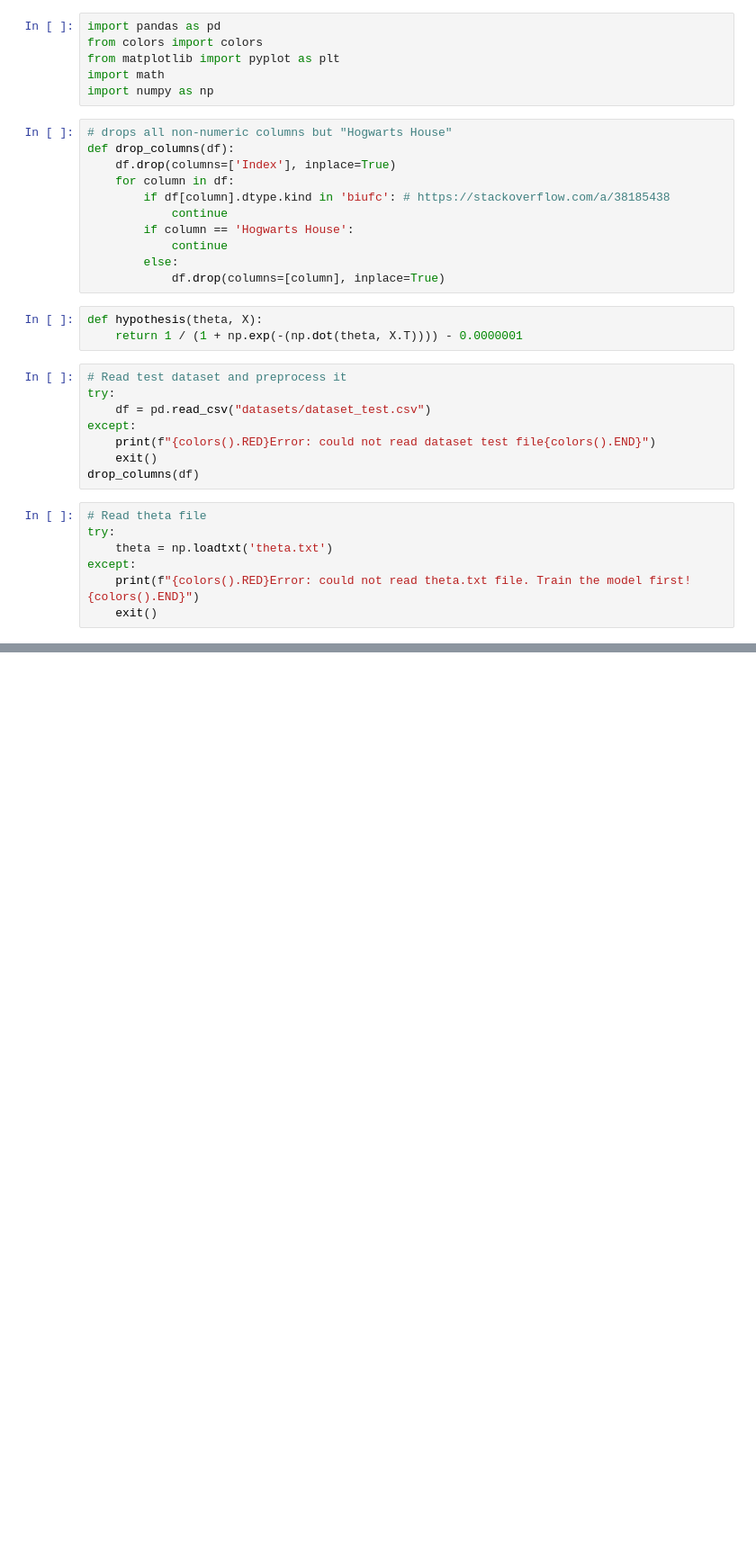
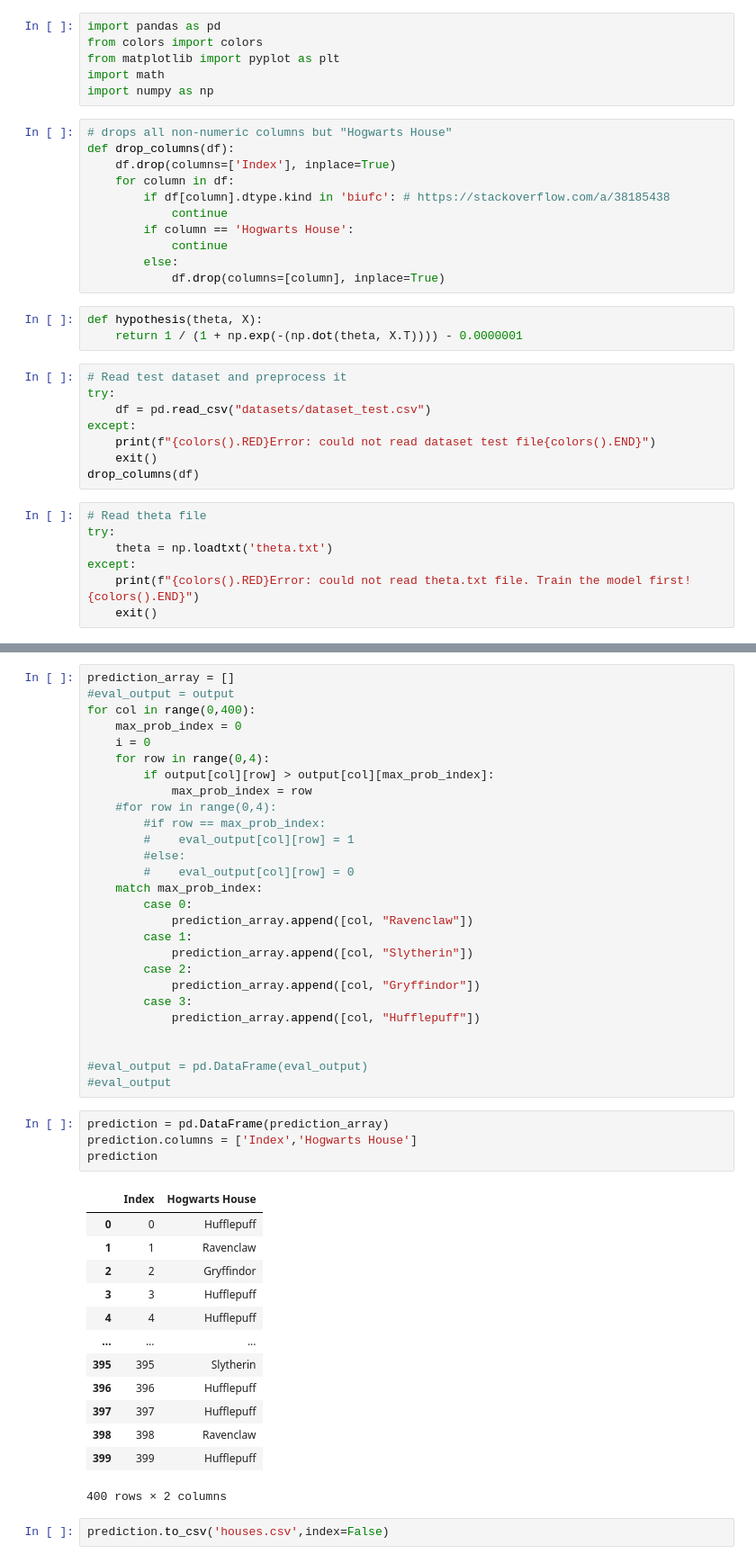
Before and after one commit to raweber42/dslr, a Jupyter notebook: logreg_predict.ipynb, the cells around one changed output, grey strips where cells are left out. Shown: that part at 90% size. Cells and saved outputs as stored; diff of their text form; blank space fills up the shorter version.

```diff
--- a/logreg_predict.ipynb
+++ b/logreg_predict.ipynb
@@ -42,0 +123,47 @@ NameError: name 'X' is not defined
+# %%
+prediction_array = []
+#eval_output = output
+for col in range(0,400):
+    max_prob_index = 0
+    i = 0
+    for row in range(0,4):
+        if output[col][row] > output[col][max_prob_index]:
+            max_prob_index = row
+    #for row in range(0,4):
+        #if row == max_prob_index:
+        #    eval_output[col][row] = 1
+        #else:
+        #    eval_output[col][row] = 0
+    match max_prob_index:
+        case 0:
+            prediction_array.append([col, "Ravenclaw"])
+        case 1:
+            prediction_array.append([col, "Slytherin"])
+        case 2:
+            prediction_array.append([col, "Gryffindor"])
+        case 3:
+            prediction_array.append([col, "Hufflepuff"])
+
+
+#eval_output = pd.DataFrame(eval_output)
+#eval_output
+# %%
+prediction = pd.DataFrame(prediction_array)
+prediction.columns = ['Index','Hogwarts House']
+prediction
+# %% [output]
+|  | Index | Hogwarts House |
+| 0 | 0 | Hufflepuff |
+| 1 | 1 | Ravenclaw |
+| 2 | 2 | Gryffindor |
+| 3 | 3 | Hufflepuff |
+| 4 | 4 | Hufflepuff |
+| ... | ... | ... |
+| 395 | 395 | Slytherin |
+| 396 | 396 | Hufflepuff |
+| 397 | 397 | Hufflepuff |
+| 398 | 398 | Ravenclaw |
+| 399 | 399 | Hufflepuff |
+400 rows × 2 columns
+# %%
+prediction.to_csv('houses.csv',index=False)
```
Also changed, not shown: parts of 7 cells of this notebook, 2 other files.
